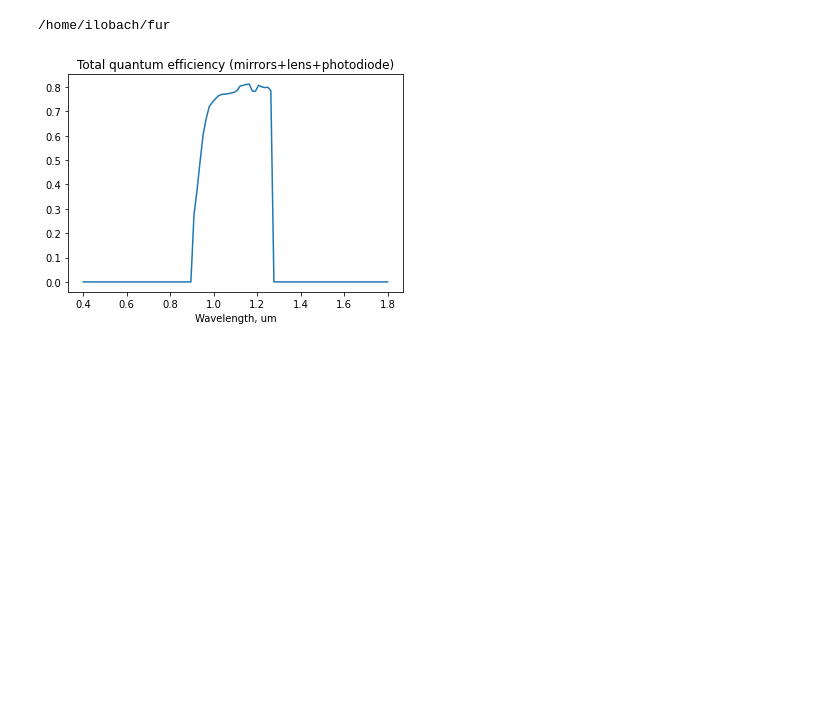
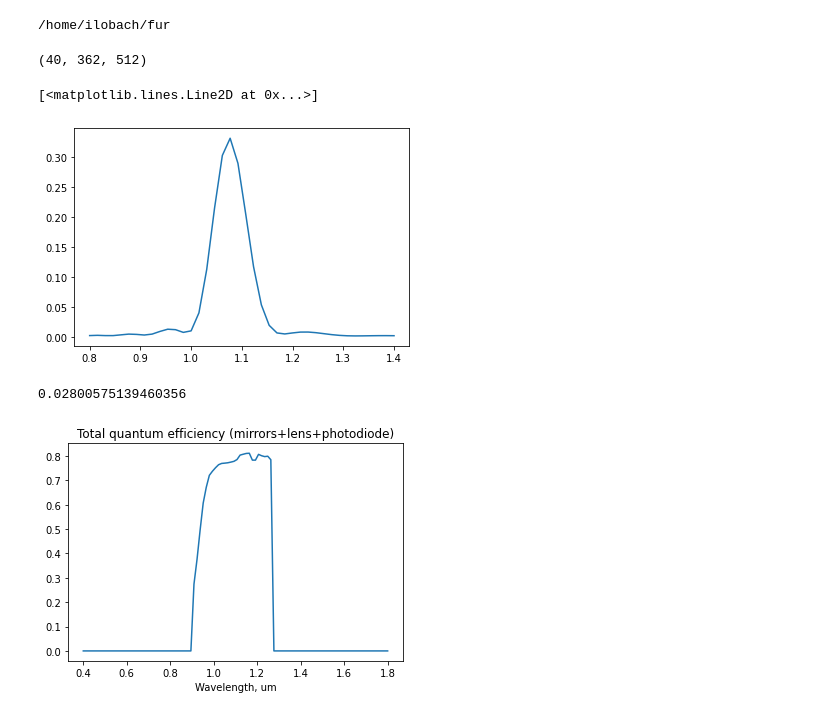
Before and after one commit to IharLobach/fur, a Jupyter notebook: wiggler_radiation/tetsting_wiggler_radiation.ipynb, the cells around one changed output. Saved outputs shown, nothing was run; the diff lists cells and outputs as text; code cells hidden in the pictures; blank space fills up the shorter version.

Commit message:
fast radiation simulator workign but looks like it gives a bit wrong results

```diff
--- a/wiggler_radiation/tetsting_wiggler_radiation.ipynb
+++ b/wiggler_radiation/tetsting_wiggler_radiation.ipynb
@@ -20,3 +11,40 @@ wr_sim = WigglerRadiationSimulator(wiggler, beam, aperture)
+# %%
+wiggler = Wiggler()
+beam = Beam(Ibeam_mA=1,
+            sigma_x_um=800,
+            sigma_y_um=80,
+            sigma_z_cm=40)
+x_max = 0.007257142857142857
+y_max = x_max/np.sqrt(2)
+n_x = 512
+n_y = int(n_x/np.sqrt(2))
+n_l = 40
+l_min = 0.8
+l_max = 1.4
+mesh = (np.linspace(-x_max, x_max, n_x),
+        np.linspace(-y_max, y_max, n_y),
+        np.linspace(l_min, l_max, n_l))
+wr_sim = WigglerRadiationSimulator(wiggler, beam, mesh)
+# %%
+res = wr_sim.calc_Ih_on_mesh()
+# %%
+x_step = 2*x_max/(n_x-1)
+y_step = 2*y_max/(n_y-1)
+l_step = (l_max-l_min)/(n_l-1)
+# %%
+res.shape
+# %% [output]
+(40, 362, 512)
+# %%
+intensity_vs_lambda = x_step*y_step*np.apply_over_axes(np.sum, res, [1,2]).reshape(-1)
+plt.plot(wr_sim.lambda_range, intensity_vs_lambda)
+# %% [output]
+[<matplotlib.lines.Line2D at 0x...>]
+[figure, added]
+# %%
+l_step*sum(intensity_vs_lambda)
+# %% [output]
+0.02800575139460356
 # %%
 l_arr = np.linspace(0.4,1.8, 100)
 plt.plot(l_arr, transmission_function(l_arr))
```
Also changed, not shown: parts of 10 cells of this notebook, 1 other file.
